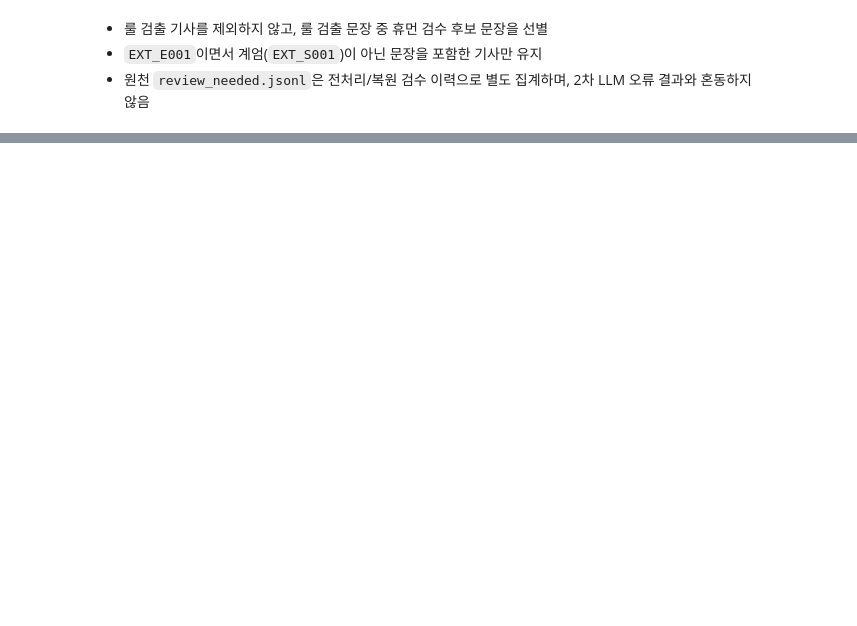
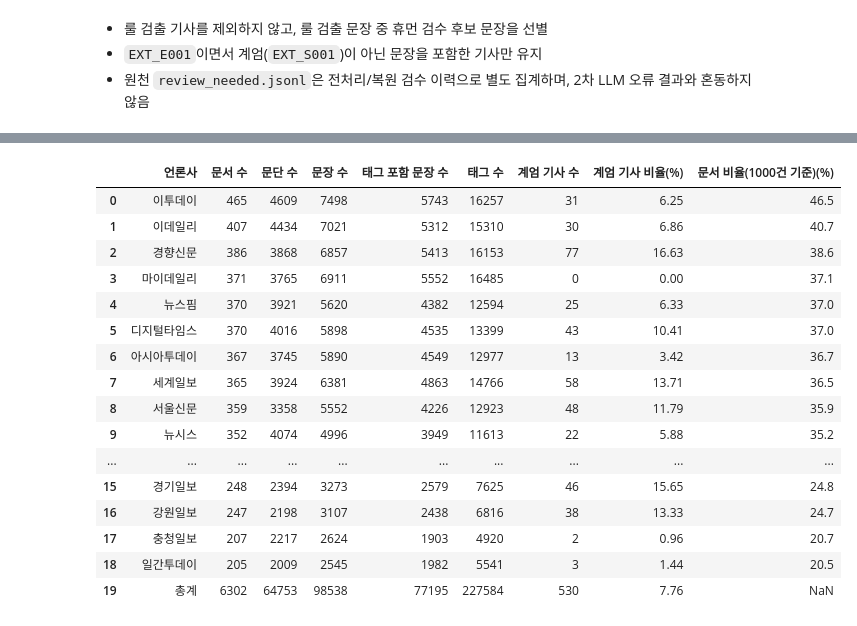
Before and after one commit to sosodoit/ner, a Jupyter notebook: run_rule_pipeline.ipynb, the cells around one changed output, grey strips where cells are left out. Drawn from its saved outputs; the diff is of its cells as text; code cells hidden in the pictures; blank space fills up the shorter version.

```diff
--- a/run_rule_pipeline.ipynb
+++ b/run_rule_pipeline.ipynb
@@ -361,0 +642,48 @@ WindowsPath('C:/work/ner/data/org/all_pass_ner_tagged_1/filtered_by_rule_pipelin
+# %%
+SAMPLE_SIZE = 1000
+
+summary["문서 비율(1000건 기준)(%)"] = (
+    summary["문서 수"] / SAMPLE_SIZE * 100
+).round(2)
+# %%
+summary_total = {
+    "언론사": "총계",
+    "문서 수": summary["문서 수"].sum(),
+    "문단 수": summary["문단 수"].sum(),
+    "문장 수": summary["문장 수"].sum(),
+    "태그 포함 문장 수": summary["태그 포함 문장 수"].sum(),
+    "태그 수": summary["태그 수"].sum(),
+    "계엄 기사 수": summary["계엄 기사 수"].sum(),
+}
+
+summary_total["계엄 기사 비율(%)"] = round(
+    summary_total["계엄 기사 수"]
+    / (summary_total["문서 수"] + summary_total["계엄 기사 수"])
+    * 100,
+    2,
+)
+
+summary_with_total = pd.concat(
+    [summary, pd.DataFrame([summary_total])],
+    ignore_index=True,
+)
+
+summary_with_total
+# %% [output]
+|  | 언론사 | 문서 수 | 문단 수 | 문장 수 | 태그 포함 문장 수 | 태그 수 | 계엄 기사 수 | 계엄 기사 비율(%) | 문서 비율(1000건 기준)(%) |
+| 0 | 이투데이 | 465 | 4609 | 7498 | 5743 | 16257 | 31 | 6.25 | 46.5 |
+| 1 | 이데일리 | 407 | 4434 | 7021 | 5312 | 15310 | 30 | 6.86 | 40.7 |
+| 2 | 경향신문 | 386 | 3868 | 6857 | 5413 | 16153 | 77 | 16.63 | 38.6 |
+| 3 | 마이데일리 | 371 | 3765 | 6911 | 5552 | 16485 | 0 | 0.00 | 37.1 |
+| 4 | 뉴스핌 | 370 | 3921 | 5620 | 4382 | 12594 | 25 | 6.33 | 37.0 |
+| 5 | 디지털타임스 | 370 | 4016 | 5898 | 4535 | 13399 | 43 | 10.41 | 37.0 |
+| 6 | 아시아투데이 | 367 | 3745 | 5890 | 4549 | 12977 | 13 | 3.42 | 36.7 |
+| 7 | 세계일보 | 365 | 3924 | 6381 | 4863 | 14766 | 58 | 13.71 | 36.5 |
+| 8 | 서울신문 | 359 | 3358 | 5552 | 4226 | 12923 | 48 | 11.79 | 35.9 |
+| 9 | 뉴시스 | 352 | 4074 | 4996 | 3949 | 11613 | 22 | 5.88 | 35.2 |
+| ... | ... | ... | ... | ... | ... | ... | ... | ... | ... |
+| 15 | 경기일보 | 248 | 2394 | 3273 | 2579 | 7625 | 46 | 15.65 | 24.8 |
+| 16 | 강원일보 | 247 | 2198 | 3107 | 2438 | 6816 | 38 | 13.33 | 24.7 |
+| 17 | 충청일보 | 207 | 2217 | 2624 | 1903 | 4920 | 2 | 0.96 | 20.7 |
+| 18 | 일간투데이 | 205 | 2009 | 2545 | 1982 | 5541 | 3 | 1.44 | 20.5 |
+| 19 | 총계 | 6302 | 64753 | 98538 | 77195 | 227584 | 530 | 7.76 | NaN |
```
Also changed, not shown: parts of 14 cells of this notebook, 2 other files.
